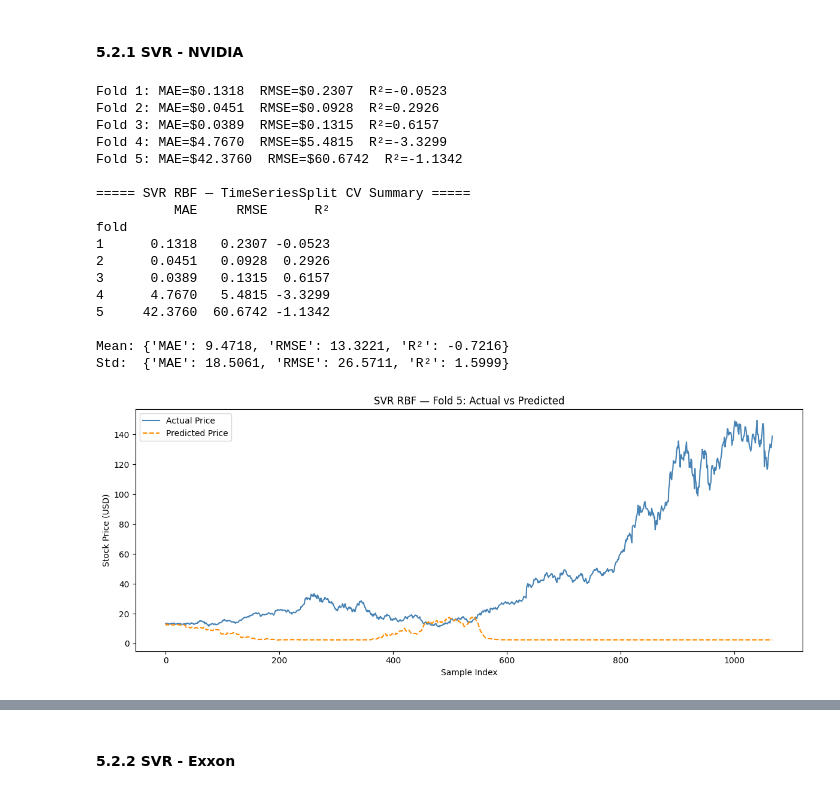
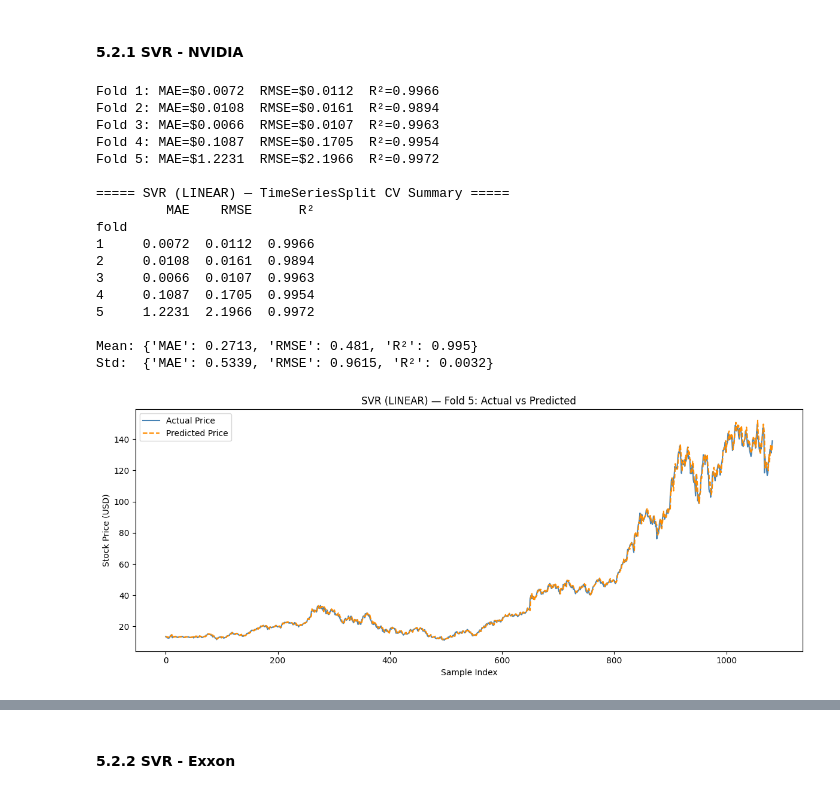
Before and after one commit to IntelligentSystemsProject/Stock-Market-Project, a Jupyter notebook: project.ipynb, the cells around one changed output, grey strips where cells are left out. Cells and saved outputs as stored; diff of their text form; code cells hidden in the pictures.

```diff
--- a/project.ipynb
+++ b/project.ipynb
@@ -552,11 +570,12 @@ def add_wsts_growth_aux(
 
     return merged, updated_features, target_index
 # %%
-nvda_augmented, features_aug, nvda_target_idx_aug = add_wsts_growth_aux(
+# Apply NVDA + WSTS feature engineering
+merged_nvda_df, features_nvda, nvda_target_idx = add_wsts_growth_aux(
     stock_table=nvda_table,
     wsts_table=wsts_table,
-    feature_names=features,
+    feature_names=list(nvda_table.columns),
     target_name="close",
-    growth_periods=12,   # YearOverYear semiconductor demand
+    growth_periods=12,   # year-over-year semiconductor demand
     lags=(30, 60, 90)    # delayed macro impact
 )
@@ -1337,31 +1455,34 @@ R2   : 0.0458
 # %% [markdown]
 #### 5.2.1 SVR - NVIDIA
 # %%
-svr_cv_df, svr_fold_preds, svr_importance_data = train_svr_ts(
-    data_raw=nvda_data,
+# NVDA unmerged dataset
+svr_nvda_results_unmerged = train_svr_ts(
+    data_raw=nvda_data,               # baseline NVDA stock data
     n_splits=5,
     window_size=10,
-    target_index=nvda_target_idx_aug,
+    target_index=nvda_target_idx,     # index of "close" in baseline features
     make_windows=make_windows,
     inv_scale=inv_scale,
+    C=100, gamma='scale', epsilon=0.01,
+    kernel='linear'
 )
 # %% [output]
-Fold 1: MAE=$0.1318  RMSE=$0.2307  R²=-0.0523
-Fold 2: MAE=$0.0451  RMSE=$0.0928  R²=0.2926
-Fold 3: MAE=$0.0389  RMSE=$0.1315  R²=0.6157
-Fold 4: MAE=$4.7670  RMSE=$5.4815  R²=-3.3299
-Fold 5: MAE=$42.3760  RMSE=$60.6742  R²=-1.1342
+Fold 1: MAE=$0.0072  RMSE=$0.0112  R²=0.9966
+Fold 2: MAE=$0.0108  RMSE=$0.0161  R²=0.9894
+Fold 3: MAE=$0.0066  RMSE=$0.0107  R²=0.9963
+Fold 4: MAE=$0.1087  RMSE=$0.1705  R²=0.9954
+Fold 5: MAE=$1.2231  RMSE=$2.1966  R²=0.9972
 
-===== SVR RBF — TimeSeriesSplit CV Summary =====
-          MAE     RMSE      R²
+===== SVR (LINEAR) — TimeSeriesSplit CV Summary =====
+         MAE    RMSE      R²
 fold
-1      0.1318   0.2307 -0.0523
-2      0.0451   0.0928  0.2926
-3      0.0389   0.1315  0.6157
-4      4.7670   5.4815 -3.3299
-5     42.3760  60.6742 -1.1342
+1     0.0072  0.0112  0.9966
+2     0.0108  0.0161  0.9894
+3     0.0066  0.0107  0.9963
+4     0.1087  0.1705  0.9954
+5     1.2231  2.1966  0.9972
 
-Mean: {'MAE': 9.4718, 'RMSE': 13.3221, 'R²': -0.7216}
-Std:  {'MAE': 18.5061, 'RMSE': 26.5711, 'R²': 1.5999}
+Mean: {'MAE': 0.2713, 'RMSE': 0.481, 'R²': 0.995}
+Std:  {'MAE': 0.5339, 'RMSE': 0.9615, 'R²': 0.0032}
-[figure, old version]
+[figure, new version]
 # %%
```
Also changed, not shown: parts of 44 cells of this notebook.
